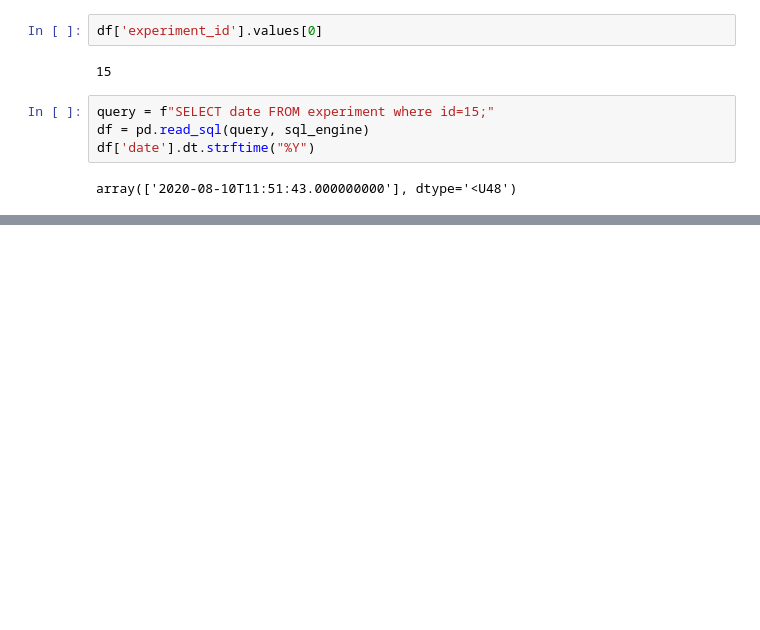
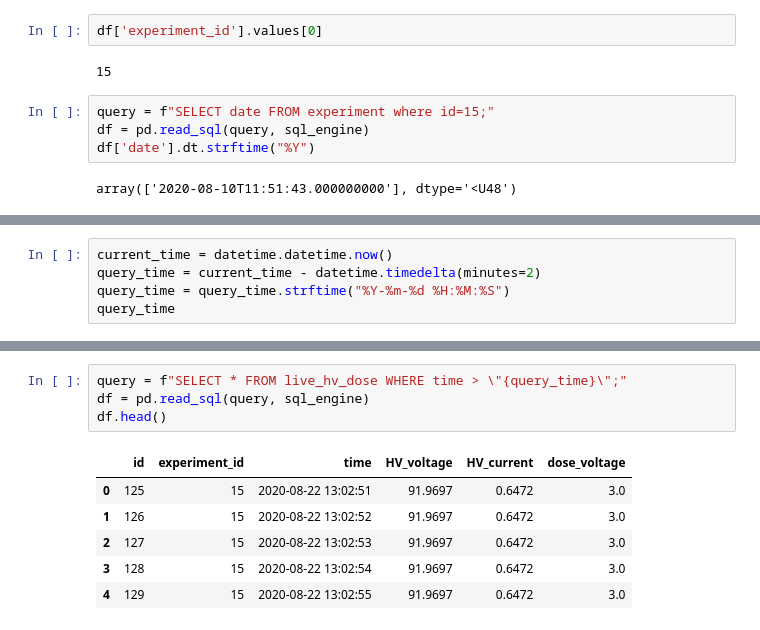
Before and after one commit to kromerh/FNL_Neutron_Generator_Control, a Jupyter notebook: 01.Database/Test.ipynb, the cells around one changed output, grey strips where cells are left out. Drawn from its saved outputs; the diff is of its cells as text; blank space fills up the shorter version.

```diff
--- a/01.Database/Test.ipynb
+++ b/01.Database/Test.ipynb
@@ -437,0 +473,5 @@ array(['2020-08-10T11:51:43.000000000'], dtype='<U48')
+# %%
+current_time = datetime.datetime.now()
+query_time = current_time - datetime.timedelta(minutes=2)
+query_time = query_time.strftime("%Y-%m-%d %H:%M:%S")
+query_time
@@ -437,0 +480,11 @@ array(['2020-08-10T11:51:43.000000000'], dtype='<U48')
+# %%
+query = f"SELECT * FROM live_hv_dose WHERE time > \"{query_time}\";"
+df = pd.read_sql(query, sql_engine)
+df.head()
+# %% [output]
+|  | id | experiment_id | time | HV_voltage | HV_current | dose_voltage |
+| 0 | 125 | 15 | 2020-08-22 13:02:51 | 91.9697 | 0.6472 | 3.0 |
+| 1 | 126 | 15 | 2020-08-22 13:02:52 | 91.9697 | 0.6472 | 3.0 |
+| 2 | 127 | 15 | 2020-08-22 13:02:53 | 91.9697 | 0.6472 | 3.0 |
+| 3 | 128 | 15 | 2020-08-22 13:02:54 | 91.9697 | 0.6472 | 3.0 |
+| 4 | 129 | 15 | 2020-08-22 13:02:55 | 91.9697 | 0.6472 | 3.0 |
```
Also changed, not shown: parts of 5 cells of this notebook, 3 other files.
